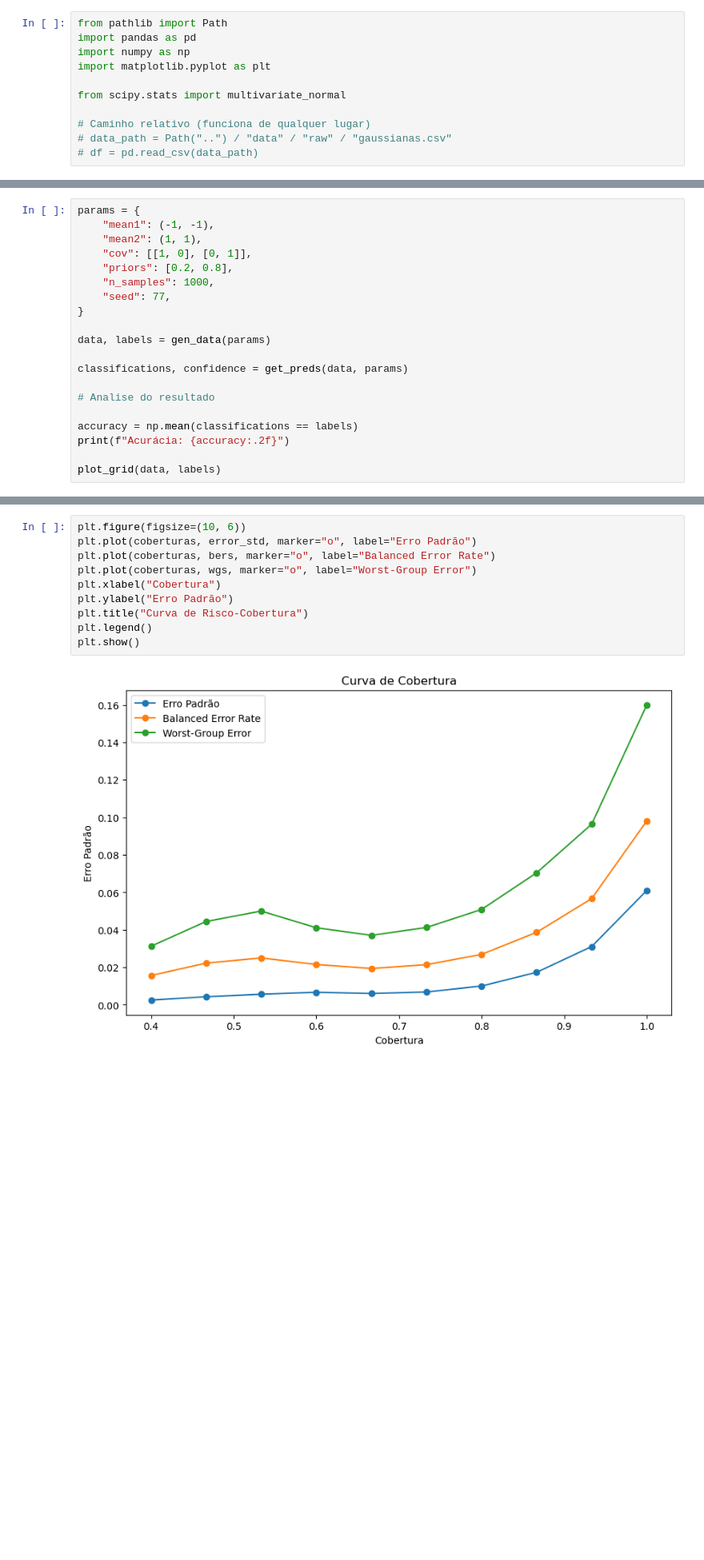
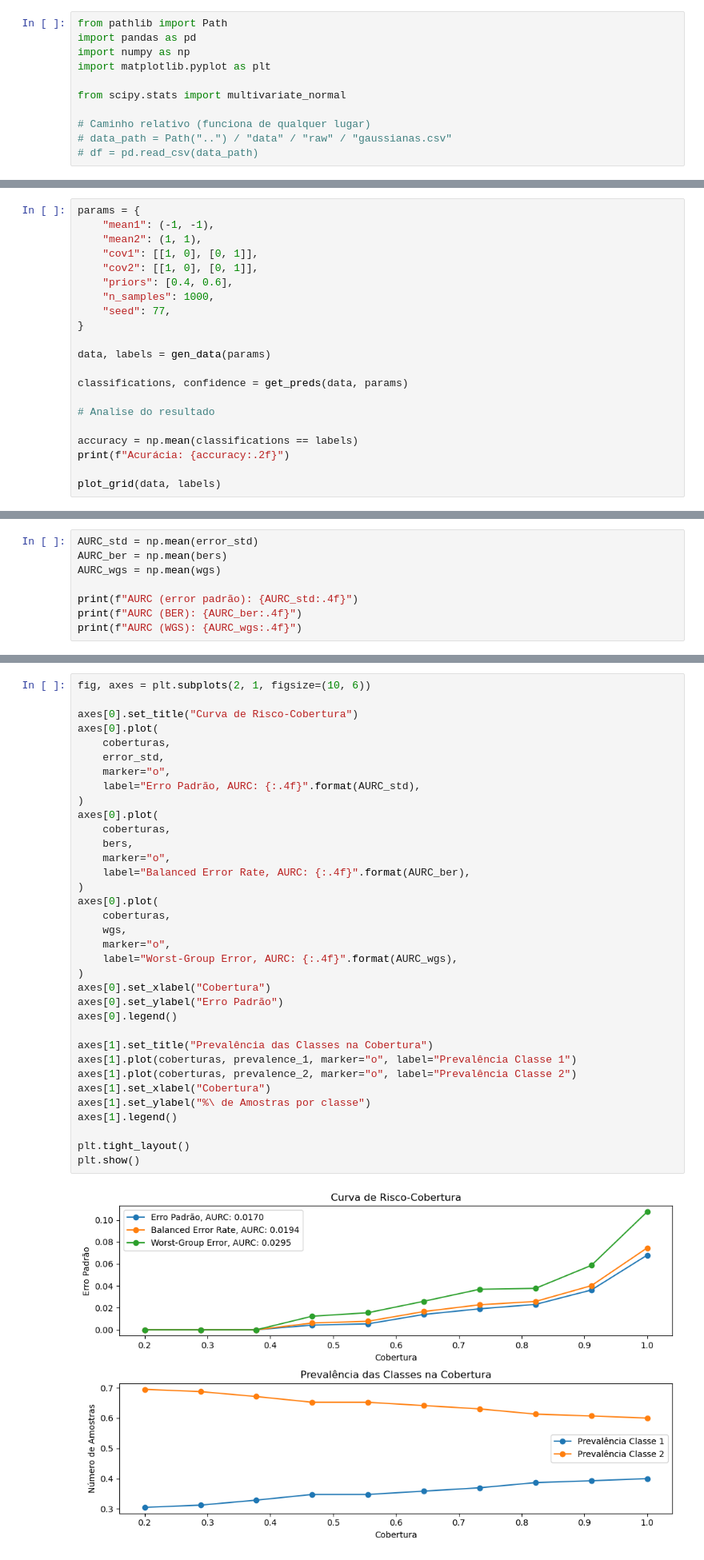
Before and after one commit to daviseemann/analise-teorica, a Jupyter notebook: notebooks/classificador-2d.ipynb, the cells around one changed output, grey strips where cells are left out. Shown at 80% size. Saved outputs shown, nothing was run; the diff lists cells and outputs as text; blank space fills up the shorter version.

Commit message:
Add AURC for metrics and prevalence graph

```diff
--- a/notebooks/classificador-2d.ipynb
+++ b/notebooks/classificador-2d.ipynb
@@ -92,8 +97,9 @@ def get_preds(x, params):
 params = {
     "mean1": (-1, -1),
     "mean2": (1, 1),
-    "cov": [[1, 0], [0, 1]],
-    "priors": [0.2, 0.8],
+    "cov1": [[1, 0], [0, 1]],
+    "cov2": [[1, 0], [0, 1]],
+    "priors": [0.4, 0.6],
     "n_samples": 1000,
     "seed": 77,
 }
@@ -166,0 +191,8 @@ for k in coverages:
+# %%
+AURC_std = np.mean(error_std)
+AURC_ber = np.mean(bers)
+AURC_wgs = np.mean(wgs)
+
+print(f"AURC (error padrão): {AURC_std:.4f}")
+print(f"AURC (BER): {AURC_ber:.4f}")
+print(f"AURC (WGS): {AURC_wgs:.4f}")
@@ -167,12 +203,37 @@ for k in coverages:
 # %%
-plt.figure(figsize=(10, 6))
-plt.plot(coberturas, error_std, marker="o", label="Erro Padrão")
-plt.plot(coberturas, bers, marker="o", label="Balanced Error Rate")
-plt.plot(coberturas, wgs, marker="o", label="Worst-Group Error")
-plt.xlabel("Cobertura")
-plt.ylabel("Erro Padrão")
-plt.title("Curva de Risco-Cobertura")
-plt.legend()
+fig, axes = plt.subplots(2, 1, figsize=(10, 6))
+
+axes[0].set_title("Curva de Risco-Cobertura")
+axes[0].plot(
+    coberturas,
+    error_std,
+    marker="o",
+    label="Erro Padrão, AURC: {:.4f}".format(AURC_std),
+)
+axes[0].plot(
+    coberturas,
+    bers,
+    marker="o",
+    label="Balanced Error Rate, AURC: {:.4f}".format(AURC_ber),
+)
+axes[0].plot(
+    coberturas,
+    wgs,
+    marker="o",
+    label="Worst-Group Error, AURC: {:.4f}".format(AURC_wgs),
+)
+axes[0].set_xlabel("Cobertura")
+axes[0].set_ylabel("Erro Padrão")
+axes[0].legend()
+
+axes[1].set_title("Prevalência das Classes na Cobertura")
+axes[1].plot(coberturas, prevalence_1, marker="o", label="Prevalência Classe 1")
+axes[1].plot(coberturas, prevalence_2, marker="o", label="Prevalência Classe 2")
+axes[1].set_xlabel("Cobertura")
+axes[1].set_ylabel("%\ de Amostras por classe")
+axes[1].legend()
+
+plt.tight_layout()
 plt.show()
 # %% [output]
-[figure, old version]
+[figure, new version]
```
Also changed, not shown: parts of 6 cells of this notebook.
